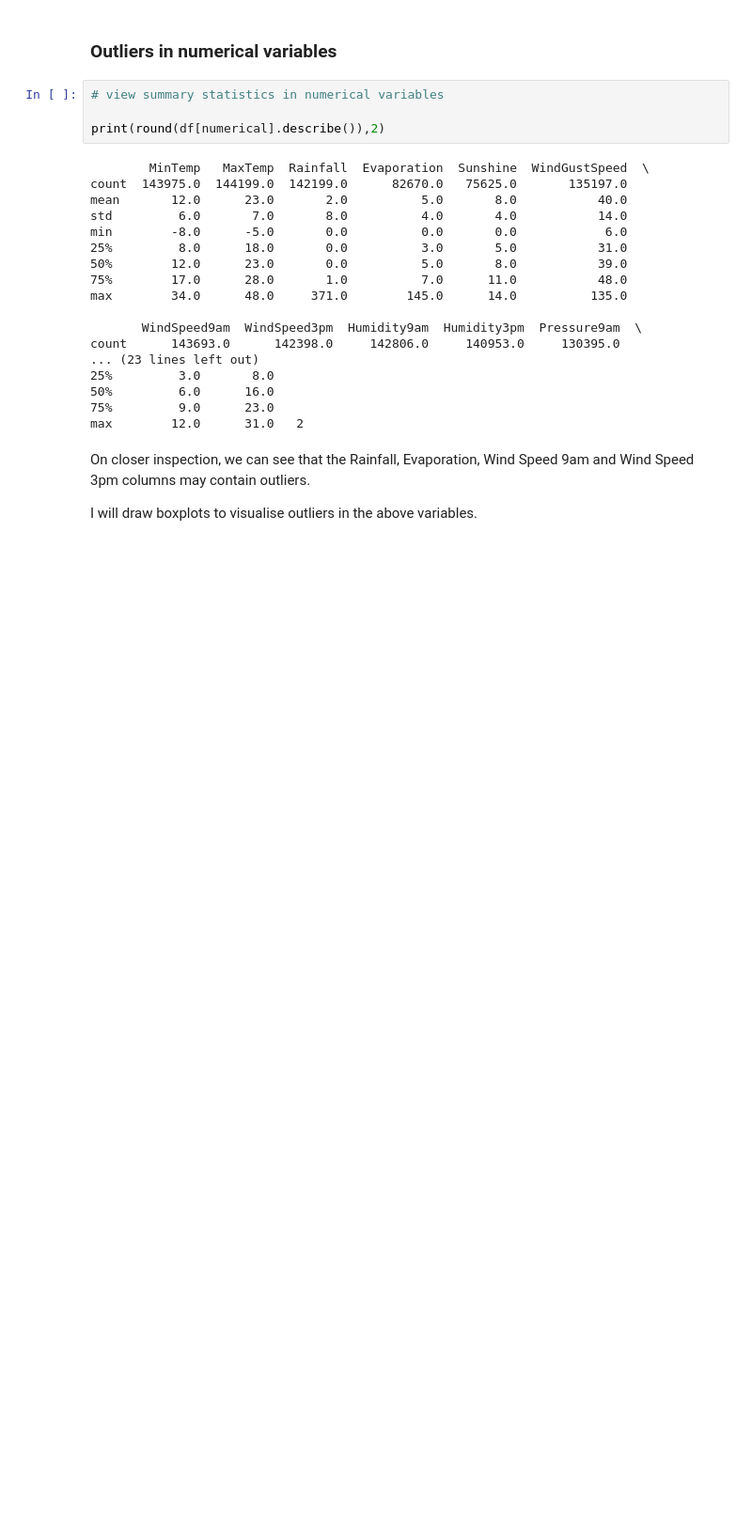
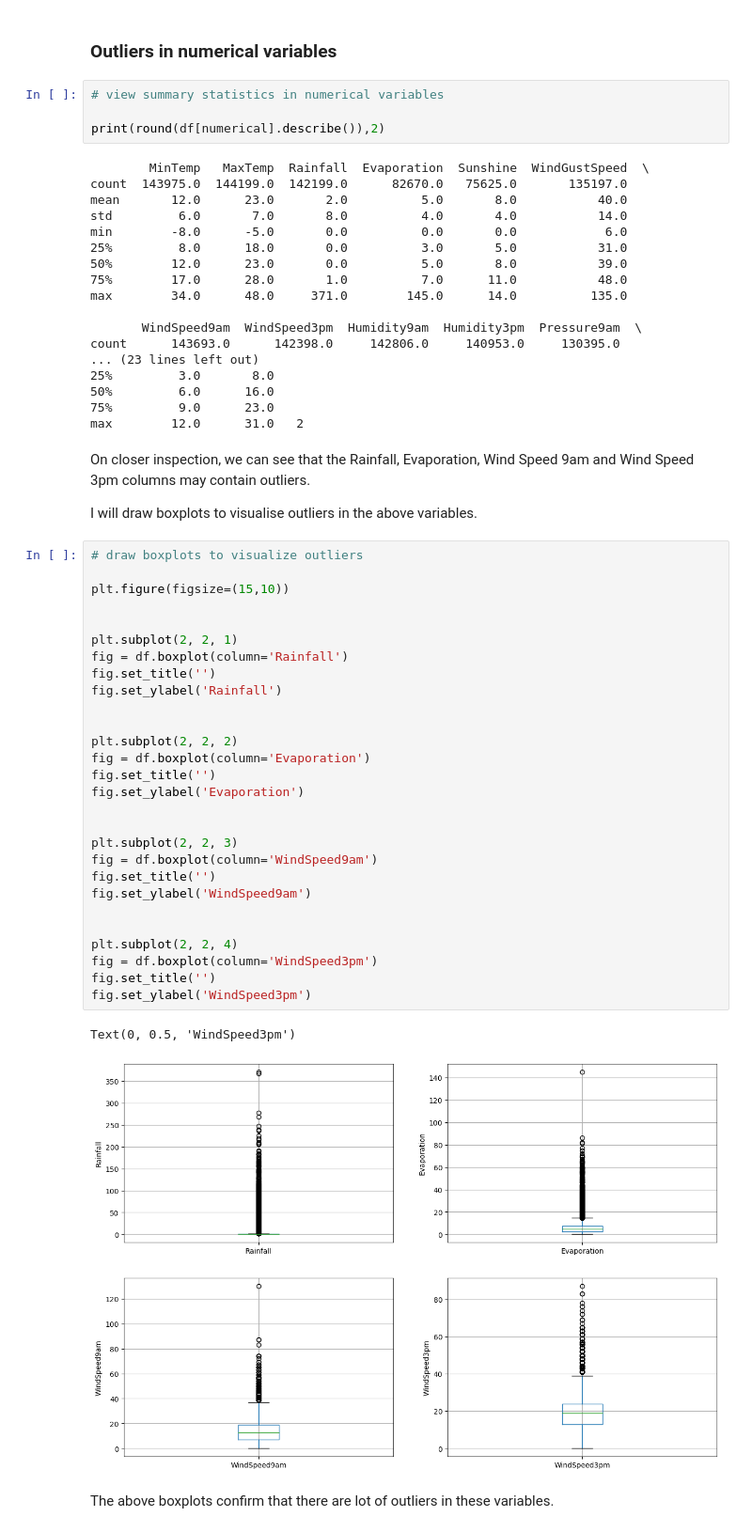
Before and after one commit to AmirMotefaker/myJupyterNotebook, a Jupyter notebook: Rain Prediction in Australia/Rain Prediction in Australia - v3/Rain Prediction in Australia - v3.ipynb, the cells around one changed output. Shown at 94% size. Cells and saved outputs as stored; diff of their text form; blank space fills up the shorter version.

```diff
--- a/Rain Prediction in Australia/Rain Prediction in Australia - v3/Rain Prediction in Australia - v3.ipynb
+++ b/Rain Prediction in Australia/Rain Prediction in Australia - v3/Rain Prediction in Australia - v3.ipynb
@@ -897,3 +897,36 @@ max        12.0      31.0   2
 On closer inspection, we can see that the Rainfall, Evaporation, Wind Speed 9am and Wind Speed 3pm columns may contain outliers.
 
 I will draw boxplots to visualise outliers in the above variables.
+# %%
+# draw boxplots to visualize outliers
+
+plt.figure(figsize=(15,10))
+
+
+plt.subplot(2, 2, 1)
+fig = df.boxplot(column='Rainfall')
+fig.set_title('')
+fig.set_ylabel('Rainfall')
+
+
+plt.subplot(2, 2, 2)
+fig = df.boxplot(column='Evaporation')
+fig.set_title('')
+fig.set_ylabel('Evaporation')
+
+
+plt.subplot(2, 2, 3)
+fig = df.boxplot(column='WindSpeed9am')
+fig.set_title('')
+fig.set_ylabel('WindSpeed9am')
+
+
+plt.subplot(2, 2, 4)
+fig = df.boxplot(column='WindSpeed3pm')
+fig.set_title('')
+fig.set_ylabel('WindSpeed3pm')
+# %% [output]
+Text(0, 0.5, 'WindSpeed3pm')
+[figure, added]
+# %% [markdown]
+The above boxplots confirm that there are lot of outliers in these variables.
```
